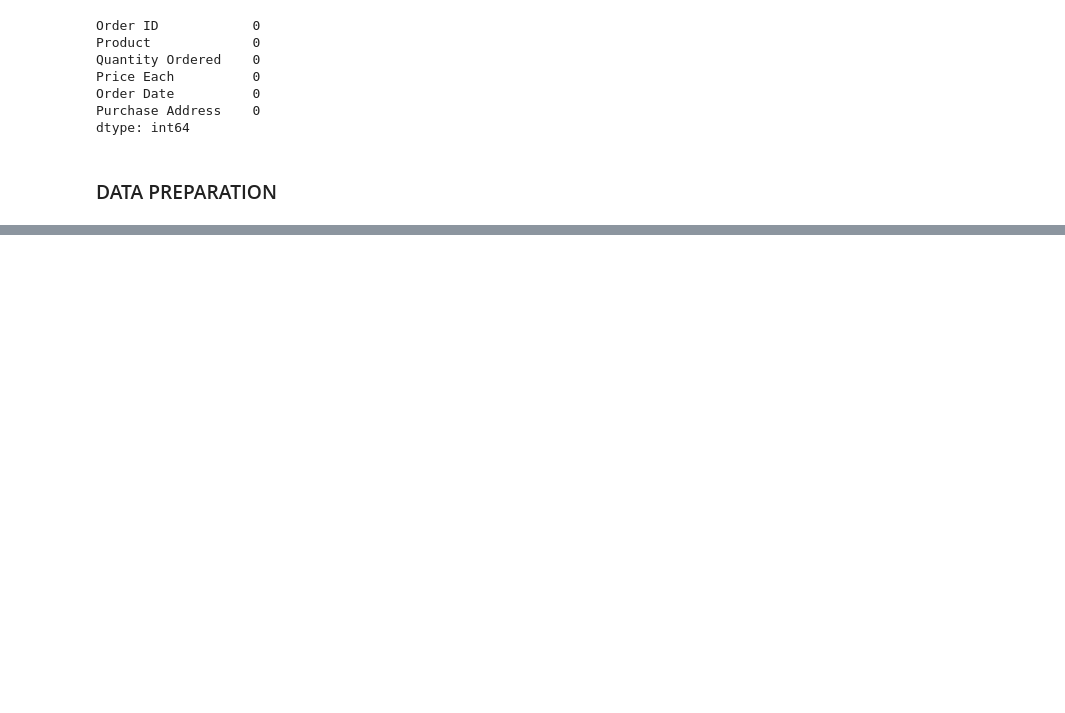
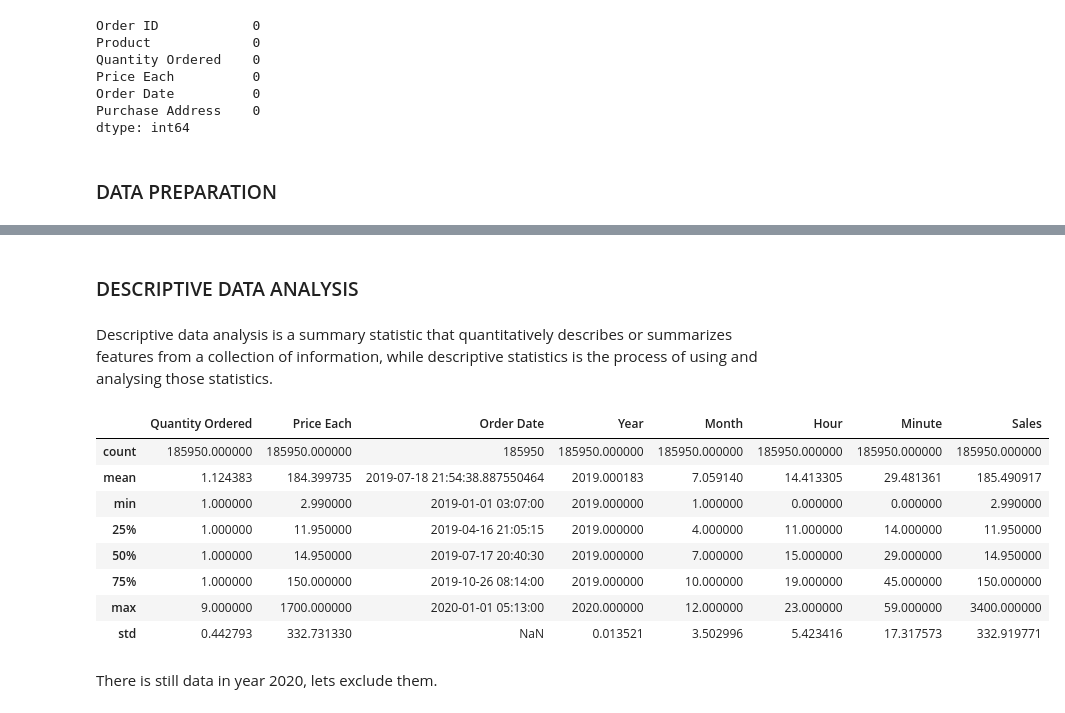
Before and after one commit to hmtalha786/Movie-Recommendation-System, a Jupyter notebook: Code.ipynb, the cells around one changed output, grey strips where cells are left out. Saved outputs shown, nothing was run; the diff lists cells and outputs as text; code cells hidden in the pictures; blank space fills up the shorter version.

Commit message:
Descriptive Analysis

```diff
--- a/Code.ipynb
+++ b/Code.ipynb
@@ -163,0 +164,18 @@ df.sample(5)
+# %% [markdown]
+### DESCRIPTIVE DATA ANALYSIS
+# %% [markdown]
+Descriptive data analysis is a summary statistic that quantitatively describes or summarizes features from a collection of information, while descriptive statistics is the process of using and analysing those statistics.
+# %%
+df.describe()
+# %% [output]
+|  | Quantity Ordered | Price Each | Order Date | Year | Month | Hour | Minute | Sales |
+| count | 185950.000000 | 185950.000000 | 185950 | 185950.000000 | 185950.000000 | 185950.000000 | 185950.000000 | 185950.000000 |
+| mean | 1.124383 | 184.399735 | 2019-07-18 21:54:38.887550464 | 2019.000183 | 7.059140 | 14.413305 | 29.481361 | 185.490917 |
+| min | 1.000000 | 2.990000 | 2019-01-01 03:07:00 | 2019.000000 | 1.000000 | 0.000000 | 0.000000 | 2.990000 |
+| 25% | 1.000000 | 11.950000 | 2019-04-16 21:05:15 | 2019.000000 | 4.000000 | 11.000000 | 14.000000 | 11.950000 |
+| 50% | 1.000000 | 14.950000 | 2019-07-17 20:40:30 | 2019.000000 | 7.000000 | 15.000000 | 29.000000 | 14.950000 |
+| 75% | 1.000000 | 150.000000 | 2019-10-26 08:14:00 | 2019.000000 | 10.000000 | 19.000000 | 45.000000 | 150.000000 |
+| max | 9.000000 | 1700.000000 | 2020-01-01 05:13:00 | 2020.000000 | 12.000000 | 23.000000 | 59.000000 | 3400.000000 |
+| std | 0.442793 | 332.731330 | NaN | 0.013521 | 3.502996 | 5.423416 | 17.317573 | 332.919771 |
+# %% [markdown]
+There is still data in year 2020, lets exclude them.
```
Also changed, not shown: parts of 8 cells of this notebook.
